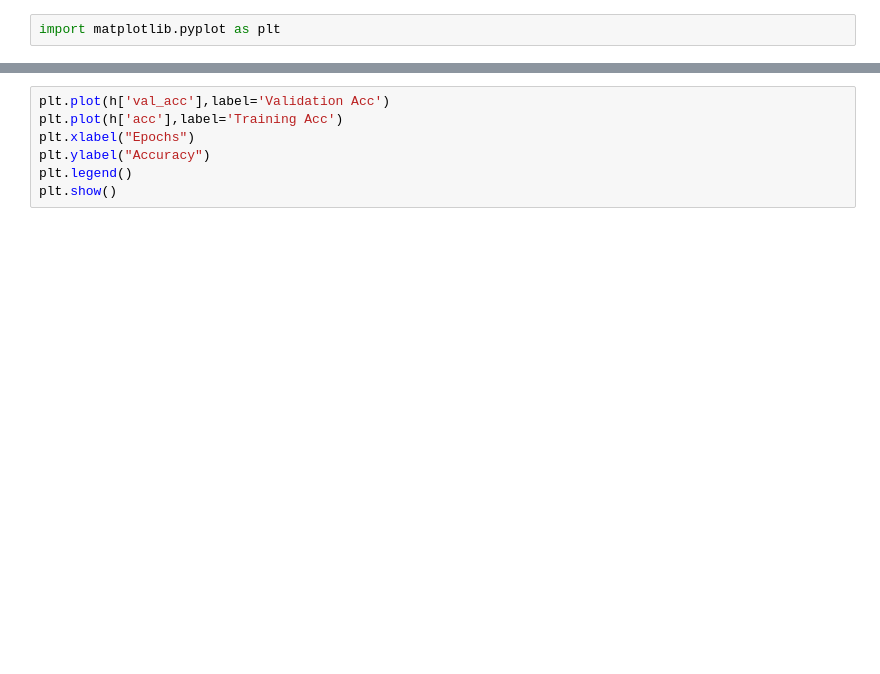
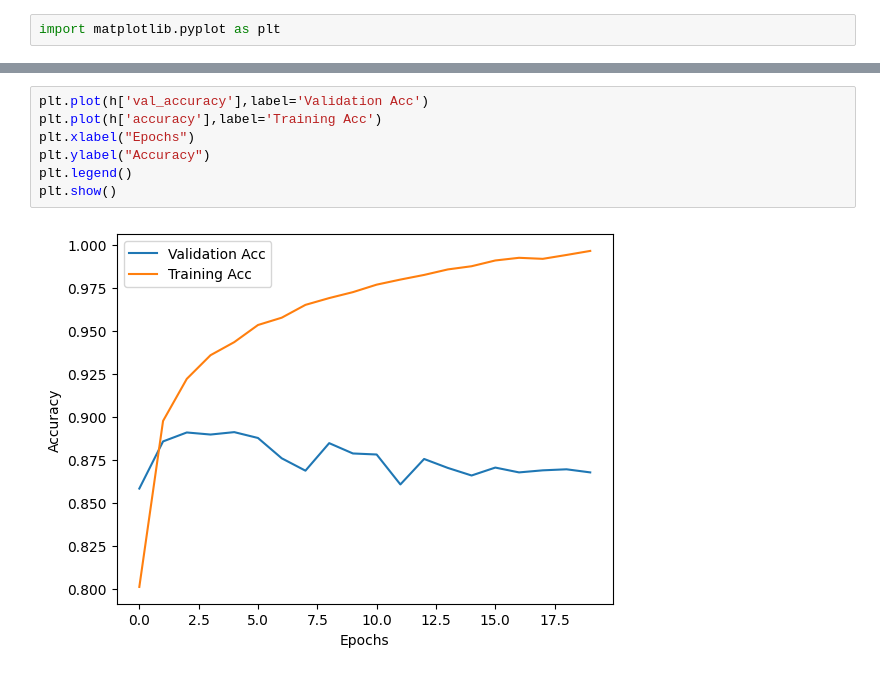
Before and after one commit to anmol201212/Deep-Learning, a Jupyter notebook: Projects/Sentiment Analysis/code.ipynb, the cells around one changed output, grey strips where cells are left out. Drawn from its saved outputs; the diff is of its cells as text; blank space fills up the shorter version.

```diff
--- a/Projects/Sentiment Analysis/code.ipynb
+++ b/Projects/Sentiment Analysis/code.ipynb
@@ -118,10 +161,12 @@ plt.show()
 # %%
-plt.plot(h['val_acc'],label='Validation Acc')
-plt.plot(h['acc'],label='Training Acc')
+plt.plot(h['val_accuracy'],label='Validation Acc')
+plt.plot(h['accuracy'],label='Training Acc')
 plt.xlabel("Epochs")
 plt.ylabel("Accuracy")
 plt.legend()
 plt.show()
+# %% [output]
+[figure, added]
 # %%
 #train model till 3 epochs
 hist = model.fit(x_train_new,y_train_new,epochs=3,batch_size=512,validation_data=(x_val,y_val))
```
Also changed, not shown: parts of 12 cells of this notebook.
